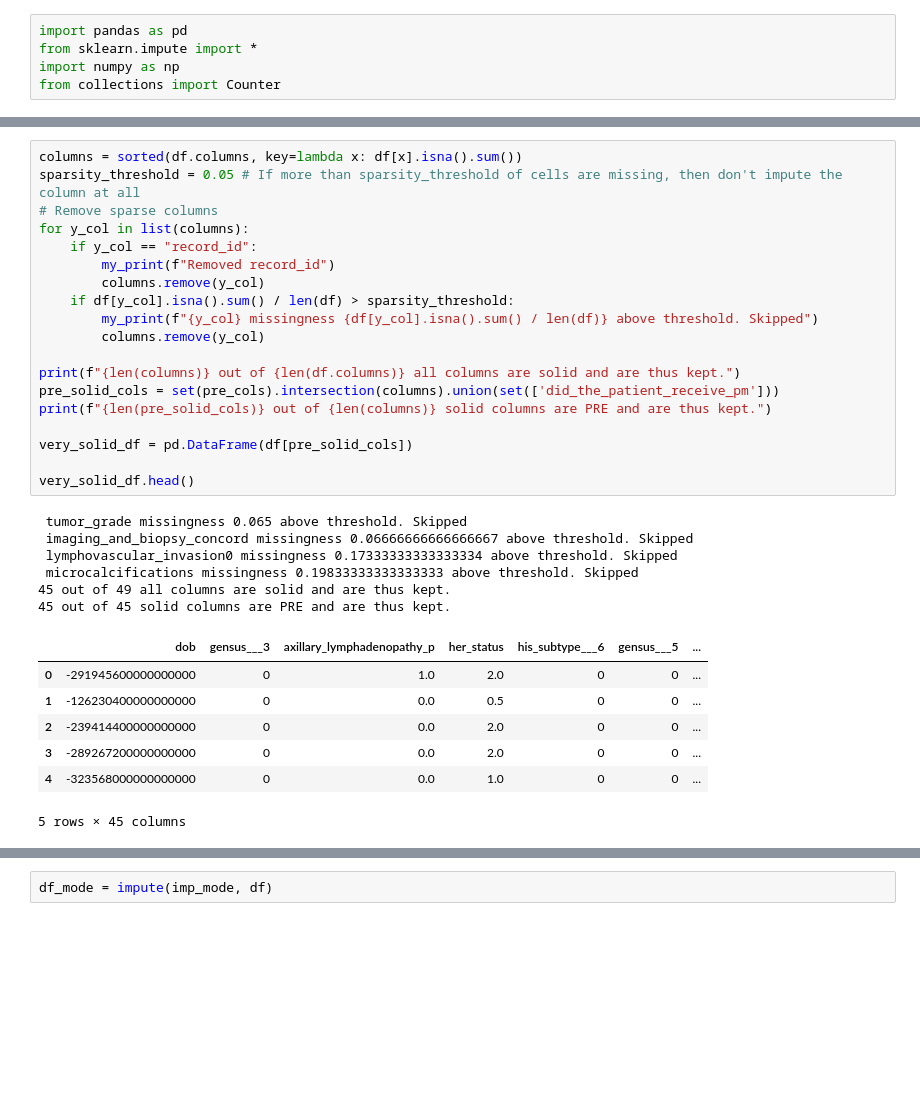
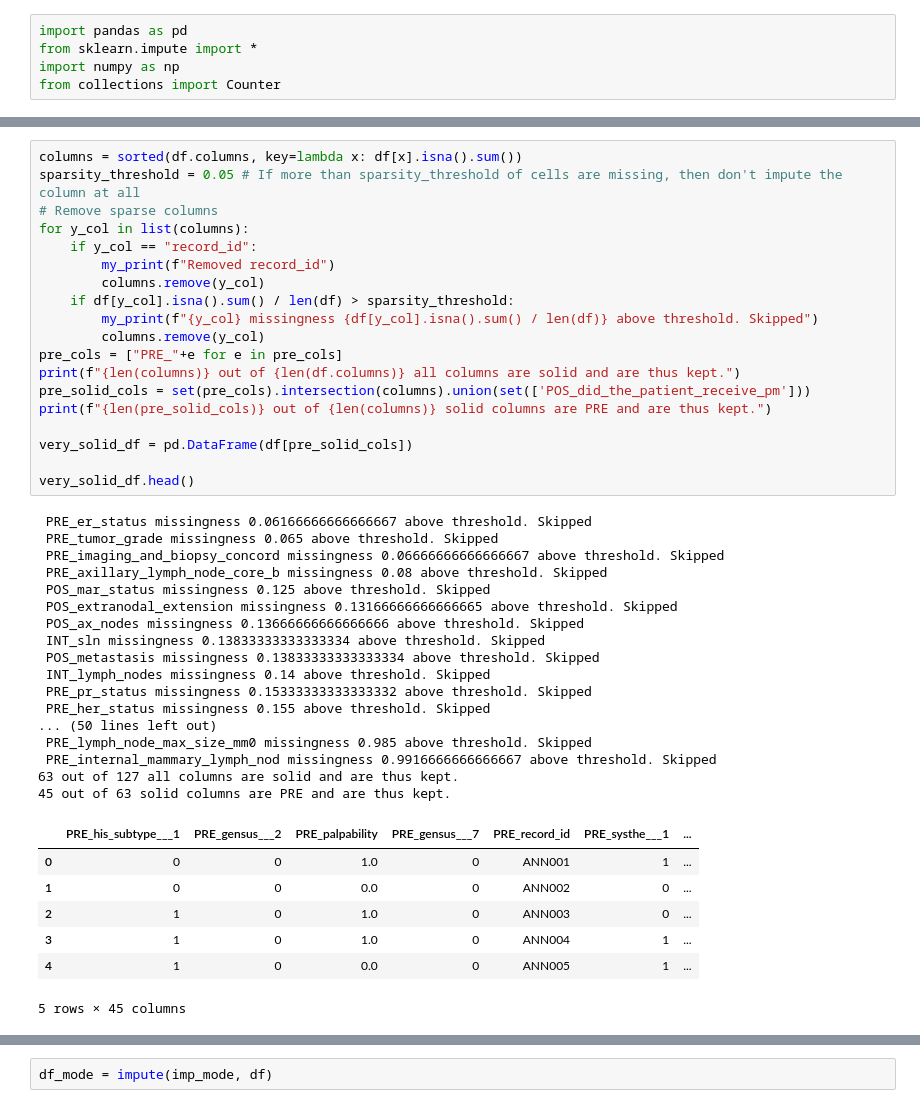
Before and after one commit to chen-yifu/Radiotherapy-Prediction, a Jupyter notebook: notebooks/RTx Safe Missing Imputation.ipynb, the cells around one changed output, grey strips where cells are left out. Cells and saved outputs as stored; diff of their text form; blank space fills up the shorter version.

```diff
--- a/notebooks/RTx Safe Missing Imputation.ipynb
+++ b/notebooks/RTx Safe Missing Imputation.ipynb
@@ -272,35 +299,46 @@ df.head()
 # %%
 columns = sorted(df.columns, key=lambda x: df[x].isna().sum())
 sparsity_threshold = 0.05 # If more than sparsity_threshold of cells are missing, then don't impute the column at all
 # Remove sparse columns
 for y_col in list(columns):
     if y_col == "record_id":
         my_print(f"Removed record_id")
         columns.remove(y_col)
     if df[y_col].isna().sum() / len(df) > sparsity_threshold:
         my_print(f"{y_col} missingness {df[y_col].isna().sum() / len(df)} above threshold. Skipped")
         columns.remove(y_col)
-
+pre_cols = ["PRE_"+e for e in pre_cols]
 print(f"{len(columns)} out of {len(df.columns)} all columns are solid and are thus kept.")
-pre_solid_cols = set(pre_cols).intersection(columns).union(set(['did_the_patient_receive_pm']))
+pre_solid_cols = set(pre_cols).intersection(columns).union(set(['POS_did_the_patient_receive_pm']))
 print(f"{len(pre_solid_cols)} out of {len(columns)} solid columns are PRE and are thus kept.")
 
 very_solid_df = pd.DataFrame(df[pre_solid_cols])
 
 very_solid_df.head()
 # %% [output]
- tumor_grade missingness 0.065 above threshold. Skipped
- imaging_and_biopsy_concord missingness 0.06666666666666667 above threshold. Skipped
- lymphovascular_invasion0 missingness 0.17333333333333334 above threshold. Skipped
- microcalcifications missingness 0.19833333333333333 above threshold. Skipped
-45 out of 49 all columns are solid and are thus kept.
-45 out of 45 solid columns are PRE and are thus kept.
+ PRE_er_status missingness 0.06166666666666667 above threshold. Skipped
+ PRE_tumor_grade missingness 0.065 above threshold. Skipped
+ PRE_imaging_and_biopsy_concord missingness 0.06666666666666667 above threshold. Skipped
+ PRE_axillary_lymph_node_core_b missingness 0.08 above threshold. Skipped
+ POS_mar_status missingness 0.125 above threshold. Skipped
+ POS_extranodal_extension missingness 0.13166666666666665 above threshold. Skipped
+ POS_ax_nodes missingness 0.13666666666666666 above threshold. Skipped
+ INT_sln missingness 0.13833333333333334 above threshold. Skipped
+ POS_metastasis missingness 0.13833333333333334 above threshold. Skipped
+ INT_lymph_nodes missingness 0.14 above threshold. Skipped
+ PRE_pr_status missingness 0.15333333333333332 above threshold. Skipped
+ PRE_her_status missingness 0.155 above threshold. Skipped
+... (50 lines left out)
+ PRE_lymph_node_max_size_mm0 missingness 0.985 above threshold. Skipped
+ PRE_internal_mammary_lymph_nod missingness 0.9916666666666667 above threshold. Skipped
+63 out of 127 all columns are solid and are thus kept.
+45 out of 63 solid columns are PRE and are thus kept.
-|  | dob | gensus___3 | axillary_lymphadenopathy_p | her_status | his_subtype___6 | gensus___5 | ... |
-| 0 | -291945600000000000 | 0 | 1.0 | 2.0 | 0 | 0 | ... |
-| 1 | -126230400000000000 | 0 | 0.0 | 0.5 | 0 | 0 | ... |
-| 2 | -239414400000000000 | 0 | 0.0 | 2.0 | 0 | 0 | ... |
-| 3 | -289267200000000000 | 0 | 0.0 | 2.0 | 0 | 0 | ... |
-| 4 | -323568000000000000 | 0 | 0.0 | 1.0 | 0 | 0 | ... |
+|  | PRE_his_subtype___1 | PRE_gensus___2 | PRE_palpability | PRE_gensus___7 | PRE_record_id | PRE_systhe___1 | ... |
+| 0 | 0 | 0 | 1.0 | 0 | ANN001 | 1 | ... |
+| 1 | 0 | 0 | 0.0 | 0 | ANN002 | 0 | ... |
+| 2 | 1 | 0 | 1.0 | 0 | ANN003 | 0 | ... |
+| 3 | 1 | 0 | 1.0 | 0 | ANN004 | 1 | ... |
+| 4 | 1 | 0 | 0.0 | 0 | ANN005 | 1 | ... |
 5 rows × 45 columns
 # %%
 columns = sorted(df.columns, key=lambda x: df[x].isna().sum())
```
Also changed, not shown: parts of 7 cells of this notebook, 3 other files.
